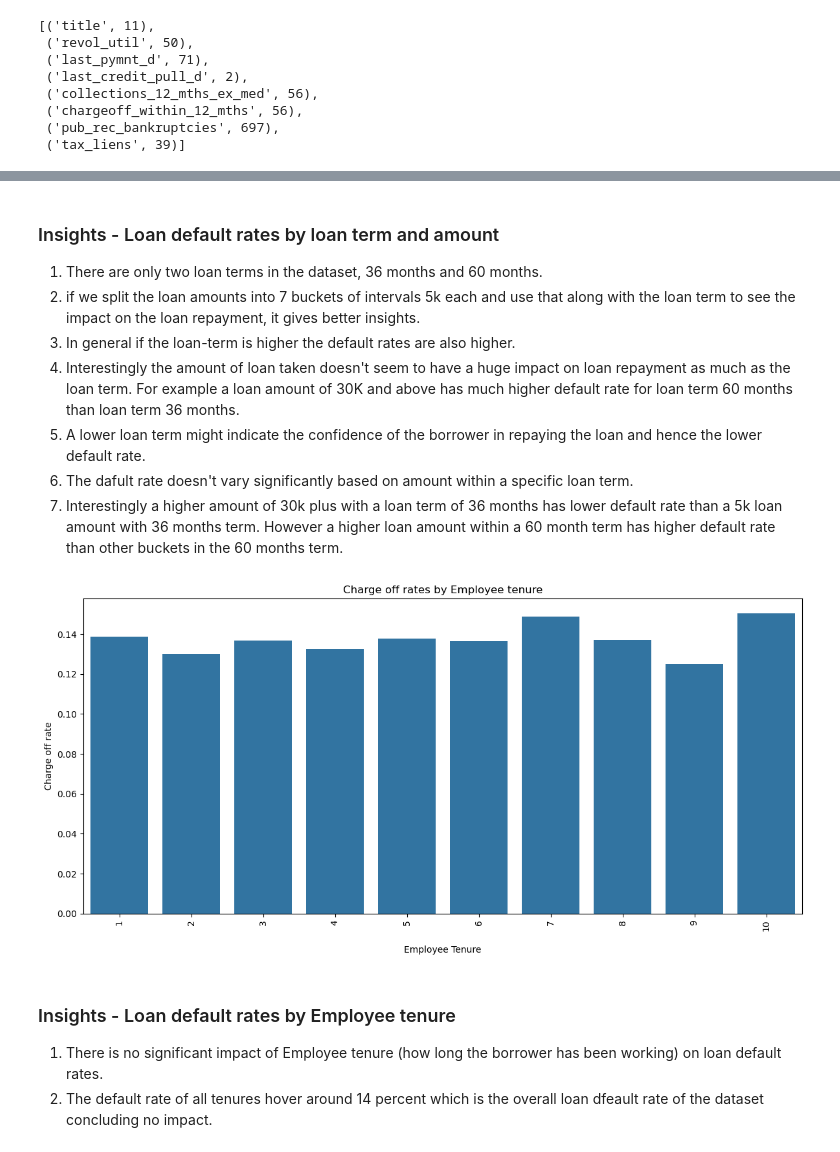
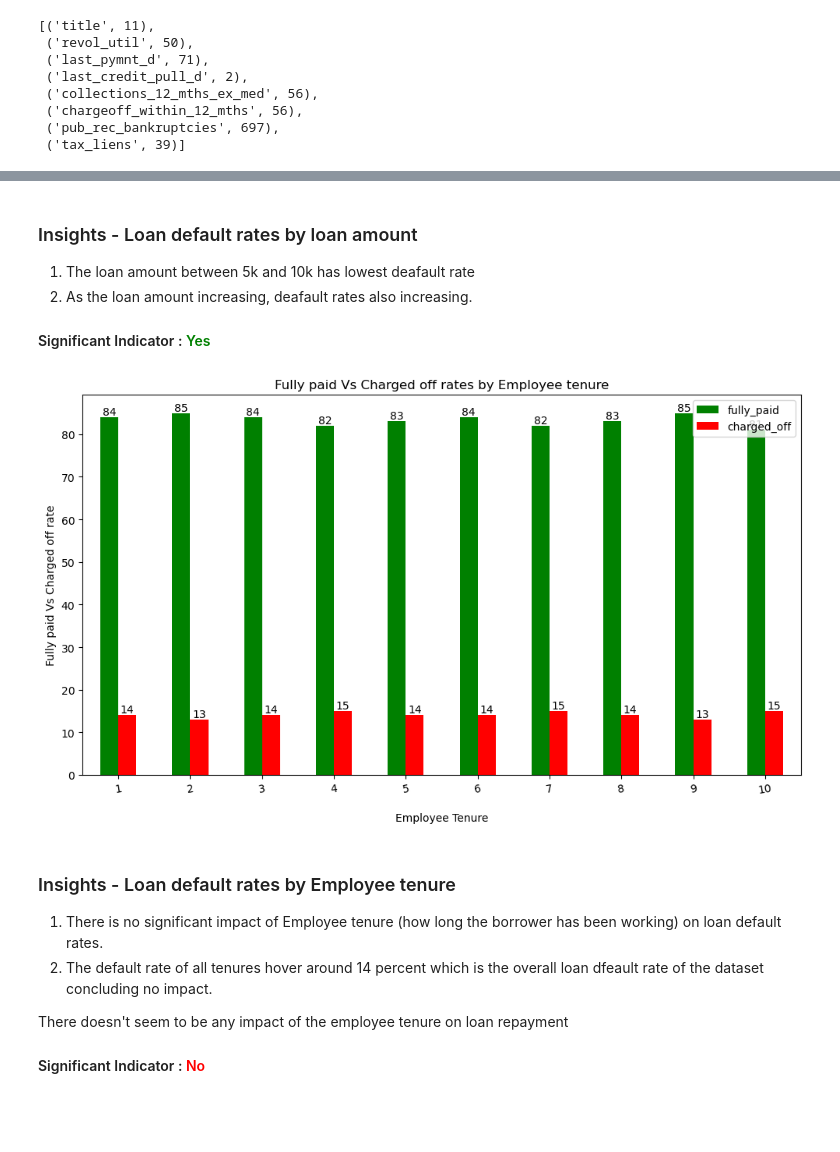
Before and after one commit to ranju1729/lending_club_case_study, a Jupyter notebook: Lending_Club_Case_Study.ipynb, the cells around one changed output, grey strips where cells are left out. Drawn from its saved outputs; the diff is of its cells as text; code cells hidden in the pictures; blank space fills up the shorter version.

```diff
--- a/Lending_Club_Case_Study.ipynb
+++ b/Lending_Club_Case_Study.ipynb
@@ -386,17 +503,21 @@ plt.show()
 # %%
-# impact of loan term
-term_df = lending_df[['term', 'loan_status']]
+# charge_off and fully_paid rates by loan term
+term_df = lending_df[['term']]
+term_df['fully_paid']= np.where(lending_df['loan_status'] =='Fully Paid', 1,0 )
+term_df['charged_off']= np.where(lending_df['loan_status'] =='Charged Off', 1,0 )
 
-# get default rate based on loan term
-charge_off_rt = term_df.groupby('term').apply(lambda x:(x['loan_status'] == 'Charged Off').mean()).reset_index(name='charge off rate')
+# get charge_off and fully_paid rates
+charge_paid_rt = term_df.groupby(['term'])[['fully_paid','charged_off']].mean().reset_index()
+charge_paid_rt[['fully_paid','charged_off']]=(charge_paid_rt[['fully_paid','charged_off']]*100).round()
 
 # plot
-plt.figure(figsize=(12,6))
-sns.barplot(x=charge_off_rt.index, y=charge_off_rt['charge off rate'])
+ax=charge_paid_rt.plot(kind='bar',figsize=(10, 6),  color=['green', 'red'])
+for container in ax.containers:
+    ax.bar_label(container)
 plt.xlabel('\nTerm')
-plt.ylabel('Charge off rate')
-plt.title('Charge off rates by loan term')
-plt.xticks(charge_off_rt.index, charge_off_rt['term'])
+plt.ylabel('Fully paid Vs Charged off rate')
+plt.title('Fully paid Vs Charged off rates by Loan term')
+plt.xticks(charge_paid_rt.index, charge_paid_rt['term'], rotation=0)
 plt.tight_layout()
 plt.show()
 # %% [output]
@@ -435,32 +562,38 @@ plt.show()
 # %% [markdown]
-### Insights - Loan default rates by loan term and amount
-1) There are only two loan terms in the dataset, 36 months and 60 months.
-2) if we split the loan amounts into 7 buckets of intervals 5k each and use that along with the loan term to see the impact on the loan repayment, it gives better insights.
-3) In general if the loan-term is higher the default rates are also higher.
-3) Interestingly the amount of loan taken doesn't seem to have a huge impact on loan repayment as much as the loan term. For example a loan amount of 30K and above has much higher default rate for loan term 60 months than loan term 36 months.
-4) A lower loan term might indicate the confidence of the borrower in repaying the loan and hence the lower default rate.
-5) The dafult rate doesn't vary significantly based on amount within a specific loan term.
-6) Interestingly a higher amount of 30k plus with a loan term of 36 months has lower default rate than a 5k loan amount with 36 months term. However a higher loan amount within a 60 month term has higher default rate than other buckets in the 60 months term.
+### Insights - Loan default rates by loan amount
+1) The loan amount between 5k and 10k has lowest deafault rate
+2) As the loan amount increasing,  deafault rates also increasing.
+
+
+#### Significant Indicator :  <font color='green'>Yes</font>
 # %%
-# impact of employee length', 'loan_status'
-emp_len_df = lending_df[['emp_length', 'loan_status']]
+# charge_off and fully_paid rates by employee length
+emp_len_df = lending_df[['emp_length']]
+emp_len_df['fully_paid']= np.where(lending_df['loan_status'] =='Fully Paid', 1,0 )
+emp_len_df['charged_off']= np.where(lending_df['loan_status'] =='Charged Off', 1,0 )
 
-# get default rate based on employee length
-charge_off_rt = emp_len_df.groupby('emp_length').apply(lambda x:(x['loan_status'] == 'Charged Off').mean()).reset_index(name='charge off rate')
+# get charge_off and fully_paid rates
+charge_paid_rt = emp_len_df.groupby(['emp_length'])[['fully_paid','charged_off']].mean().reset_index()
+charge_paid_rt[['fully_paid','charged_off']]=(charge_paid_rt[['fully_paid','charged_off']]*100).round()
 
 # plot
-plt.figure(figsize=(12,6))
-sns.barplot(x=charge_off_rt.index, y=charge_off_rt['charge off rate'])
+ax=charge_paid_rt[['fully_paid','charged_off']].plot(kind='bar',figsize=(10, 6),  color=['green', 'red'])
+for container in ax.containers:
+    ax.bar_label(container)
 plt.xlabel('\nEmployee Tenure')
-plt.ylabel('Charge off rate')
-plt.title('Charge off rates by Employee tenure')
-plt.xticks(charge_off_rt.index, charge_off_rt['emp_length'], rotation=90)
+plt.ylabel('Fully paid Vs Charged off rate')
+plt.title('Fully paid Vs Charged off rates by Employee tenure')
+plt.xticks(charge_paid_rt.index, charge_paid_rt['emp_length'], rotation=9)
 plt.tight_layout()
 plt.show()
 # %% [output]
-[figure, old version]
+[figure, new version]
 # %% [markdown]
 ### Insights - Loan default rates by Employee tenure
 1) There is no significant impact of Employee tenure (how long the borrower has been working) on loan default rates.
 2) The default rate of all tenures hover around 14 percent which is the overall loan dfeault rate of the dataset concluding no impact.
+
+There doesn't seem to be any impact of the employee tenure on loan repayment
+
+#### Significant Indicator :  <font color='red'>No</font>
 # %%
```
Also changed, not shown: parts of 77 cells of this notebook.
